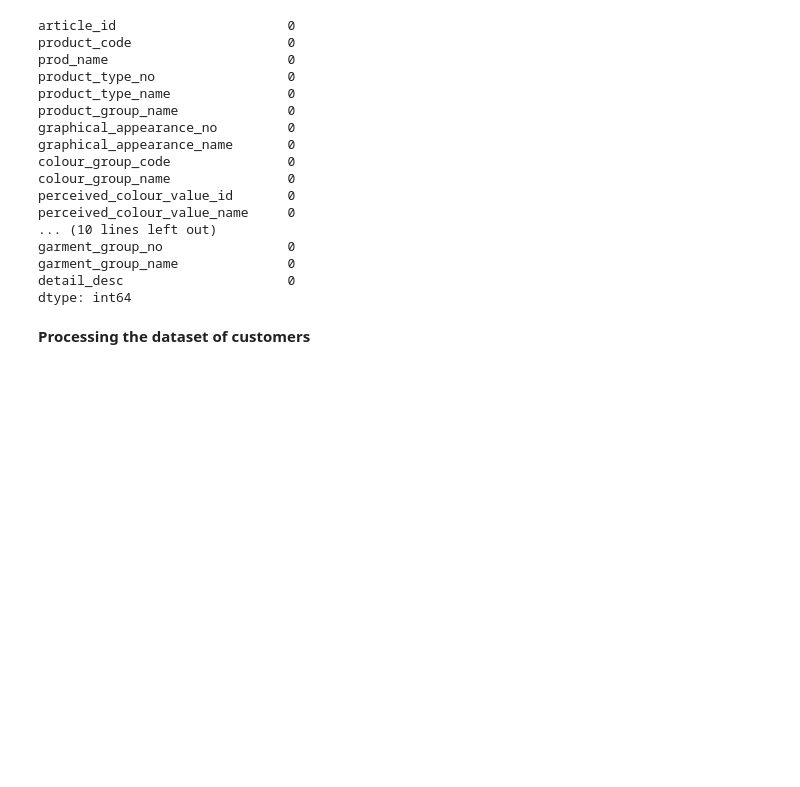
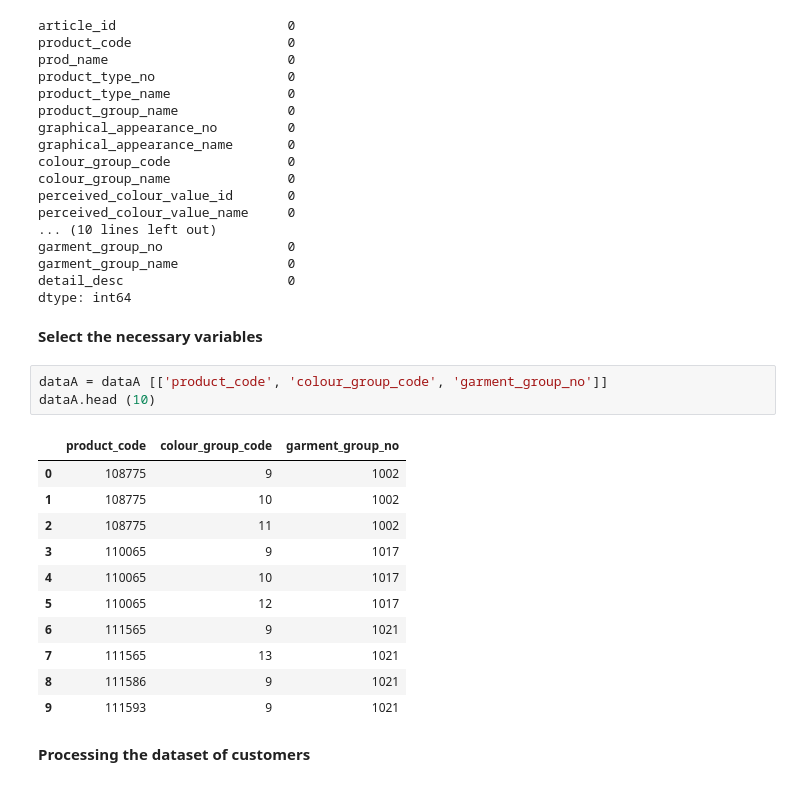
Before and after one commit to AleksandrMorozov123/Competition-on-kaggle-, a Jupyter notebook: h-m-personalized-fashion-recommendations.ipynb, the cells around one changed output. Drawn from its saved outputs; the diff is of its cells as text; blank space fills up the shorter version.

```diff
--- a/h-m-personalized-fashion-recommendations.ipynb
+++ b/h-m-personalized-fashion-recommendations.ipynb
@@ -114,6 +114,23 @@ garment_group_no                0
 garment_group_name              0
 detail_desc                     0
 dtype: int64
+# %% [markdown]
+**Select the necessary variables**
+# %%
+dataA = dataA [['product_code', 'colour_group_code', 'garment_group_no']]
+dataA.head (10)
+# %% [output]
+|  | product_code | colour_group_code | garment_group_no |
+| 0 | 108775 | 9 | 1002 |
+| 1 | 108775 | 10 | 1002 |
+| 2 | 108775 | 11 | 1002 |
+| 3 | 110065 | 9 | 1017 |
+| 4 | 110065 | 10 | 1017 |
+| 5 | 110065 | 12 | 1017 |
+| 6 | 111565 | 9 | 1021 |
+| 7 | 111565 | 13 | 1021 |
+| 8 | 111586 | 9 | 1021 |
+| 9 | 111593 | 9 | 1021 |
 # %% [markdown]
 **Processing the dataset of customers**
 # %%
```
Also changed, not shown: parts of 22 cells of this notebook.
